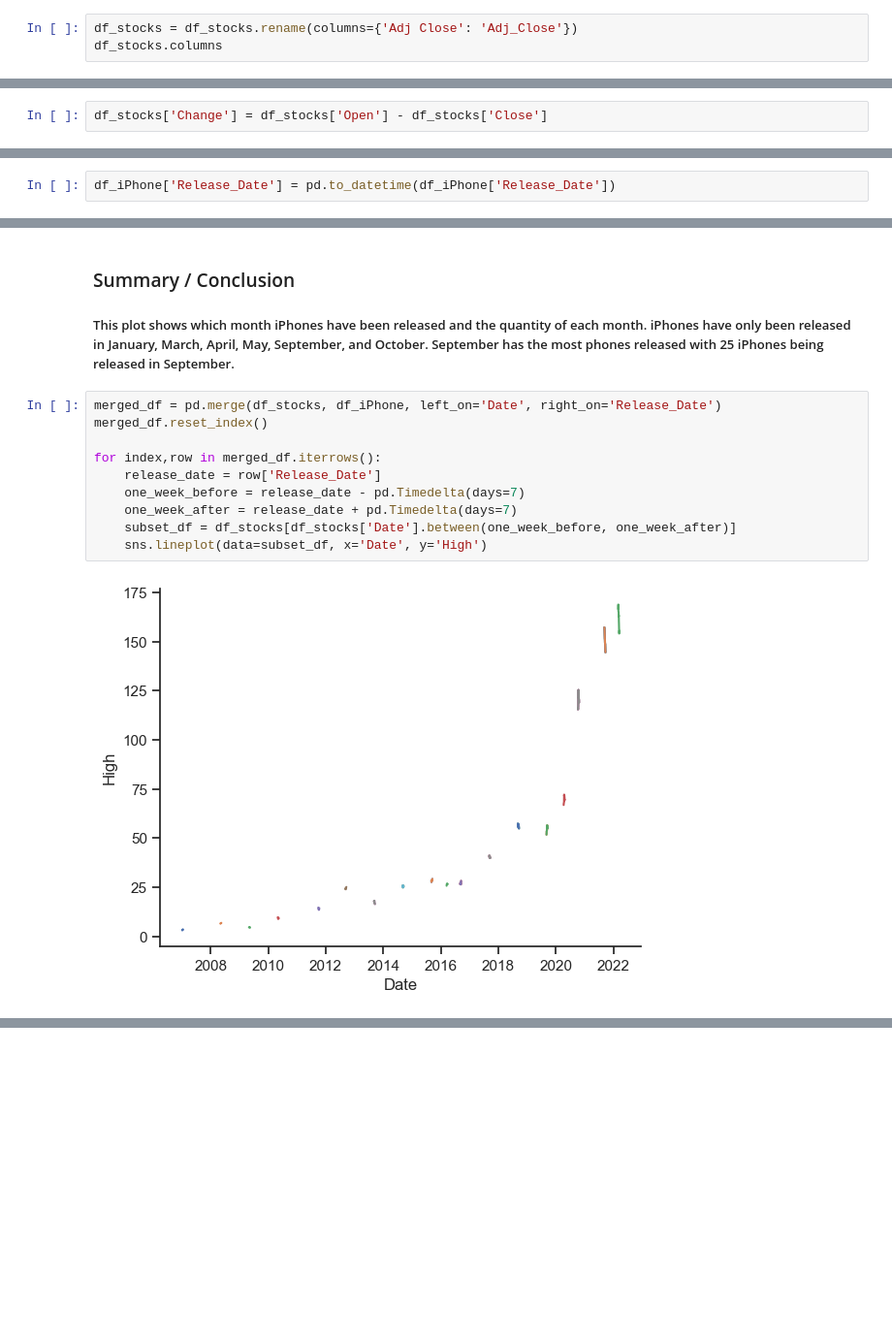
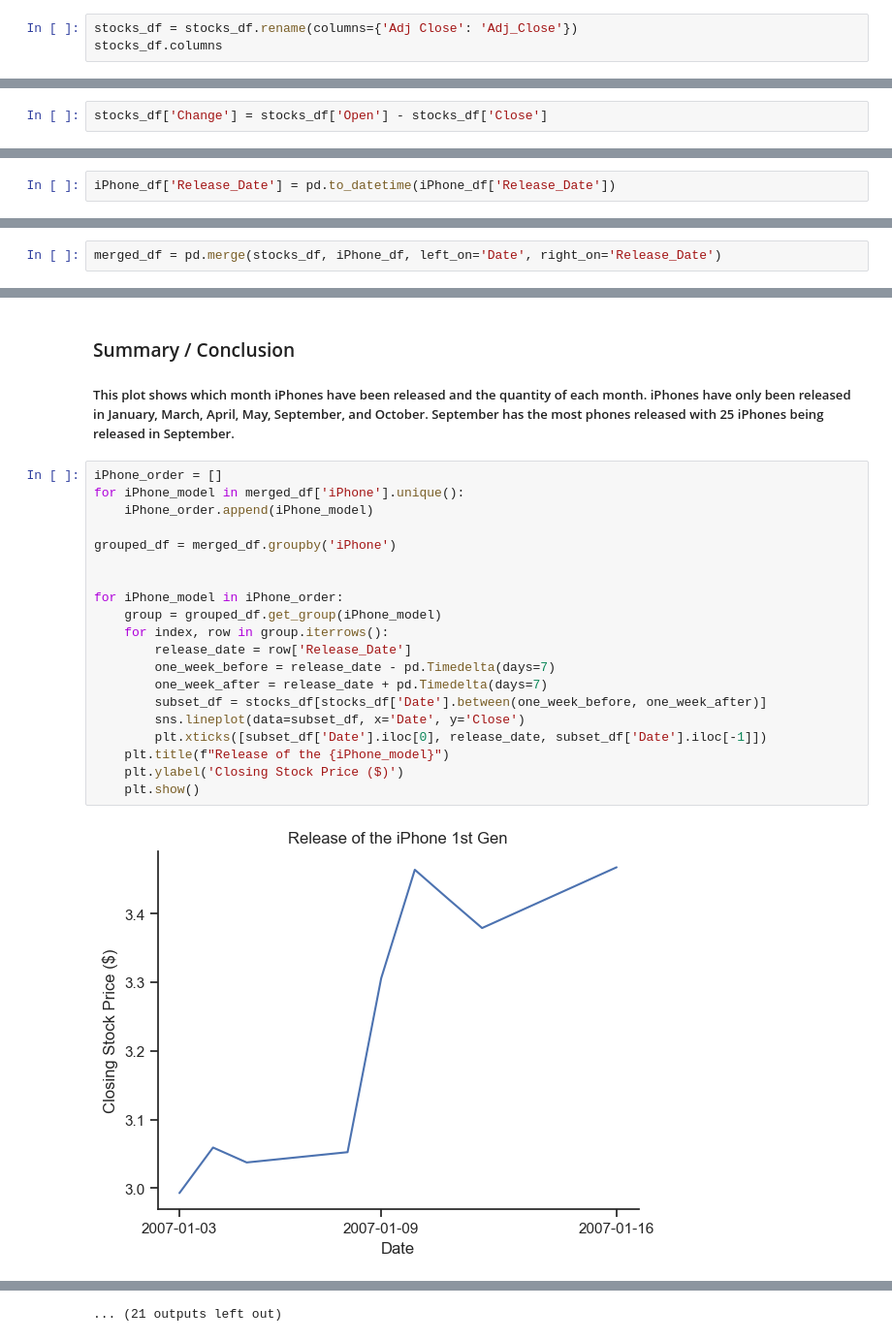
Before and after one commit to ubco-W2022T2-data301/project-group-group11, a Jupyter notebook: analysis/analysis1.ipynb, the cells around one changed output, grey strips where cells are left out. Shown at 97% size. Drawn from its saved outputs; the diff is of its cells as text; blank space fills up the shorter version.

Commit message:
worked on the plot of each iPhone and the current stock value

```diff
--- a/analysis/analysis1.ipynb
+++ b/analysis/analysis1.ipynb
@@ -118,6 +118,6 @@ df_stocks['Date'] = pd.to_datetime(df_stocks['Date'])
 # %%
-df_stocks = df_stocks.rename(columns={'Adj Close': 'Adj_Close'})
-df_stocks.columns
+stocks_df = stocks_df.rename(columns={'Adj Close': 'Adj_Close'})
+stocks_df.columns
 # %% [output]
 Index(['Date', 'Open', 'High', 'Low', 'Close', 'Adj_Close', 'Volume'], dtype='object')
 # %%
@@ -132,7 +132,7 @@ Adj_Close    0
 Volume       0
 dtype: int64
 # %%
-df_stocks['Change'] = df_stocks['Open'] - df_stocks['Close']
+stocks_df['Change'] = stocks_df['Open'] - stocks_df['Close']
 # %%
 df_stocks.to_csv('../data/processed/APPL_processed_analysis1.csv')
 # %% [markdown]
@@ -140,3 +140,3 @@ df_stocks.to_csv('../data/processed/APPL_processed_analysis1.csv')
 # %%
-df_iPhone['Release_Date'] = pd.to_datetime(df_iPhone['Release_Date'])
+iPhone_df['Release_Date'] = pd.to_datetime(iPhone_df['Release_Date'])
 # %%
@@ -160,2 +156,4 @@ df_iPhone.to_csv('../data/processed/iPhone_processed_analysis1.csv')
+# %%
+merged_df = pd.merge(stocks_df, iPhone_df, left_on='Date', right_on='Release_Date')
 # %% [markdown]
 ## Data Visualization:
@@ -228,14 +222,24 @@ plt.show()
 ### Summary / Conclusion
 ##### This plot shows which month iPhones have been released and the quantity of each month. iPhones have only been released in January, March, April, May, September, and October. September has the most phones released with 25 iPhones being released in September.
 # %%
-merged_df = pd.merge(df_stocks, df_iPhone, left_on='Date', right_on='Release_Date')
-merged_df.reset_index()
+iPhone_order = []
+for iPhone_model in merged_df['iPhone'].unique():
+    iPhone_order.append(iPhone_model)
 
-for index,row in merged_df.iterrows():
-    release_date = row['Release_Date']
-    one_week_before = release_date - pd.Timedelta(days=7)
-    one_week_after = release_date + pd.Timedelta(days=7)
-    subset_df = df_stocks[df_stocks['Date'].between(one_week_before, one_week_after)]
-    sns.lineplot(data=subset_df, x='Date', y='High')
+grouped_df = merged_df.groupby('iPhone')
+
+
+for iPhone_model in iPhone_order:
+    group = grouped_df.get_group(iPhone_model)
+    for index, row in group.iterrows():
+        release_date = row['Release_Date']
+        one_week_before = release_date - pd.Timedelta(days=7)
+        one_week_after = release_date + pd.Timedelta(days=7)
+        subset_df = stocks_df[stocks_df['Date'].between(one_week_before, one_week_after)]
+        sns.lineplot(data=subset_df, x='Date', y='Close')
+        plt.xticks([subset_df['Date'].iloc[0], release_date, subset_df['Date'].iloc[-1]])
+    plt.title(f"Release of the {iPhone_model}")
+    plt.ylabel('Closing Stock Price ($)')
+    plt.show()
 # %% [output]
-[figure, old version]
+[figure, new version]
@@ -241,0 +257 @@ for index,row in merged_df.iterrows():
+... (21 outputs left out)
```
Also changed, not shown: parts of 28 cells of this notebook.
